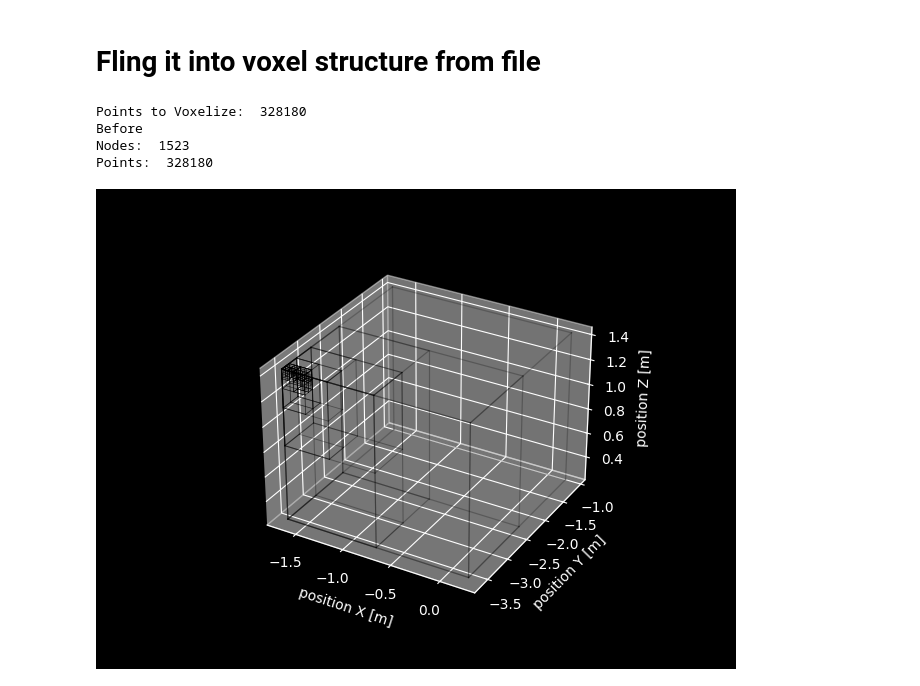
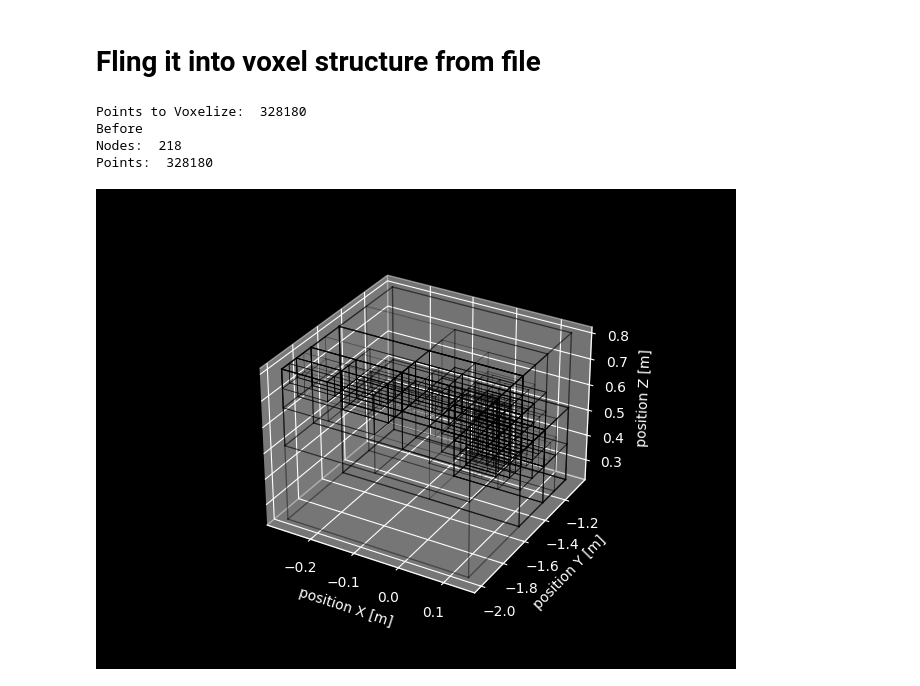
Before and after one commit to adam-wojewoda/scan_3d_MGR, a Jupyter notebook: gui_server/Voxel_visualisations.ipynb, the cells around one changed output. Saved outputs shown, nothing was run; the diff lists cells and outputs as text; code cells hidden in the pictures.

```diff
--- a/gui_server/Voxel_visualisations.ipynb
+++ b/gui_server/Voxel_visualisations.ipynb
@@ -14,7 +14,7 @@ with open(r"/media/adamw/DATA/Projekty/Praca_mgr/scan_3d_MGR/gui_server/DataAnal
 # Fling it into voxel structure from file
 # %%
 device_curve = fc.DeviceCurve(data_in)
-device_curve.voxelize()
+device_curve.voxelize(100, 0.1)
 total_nodes = device_curve.root_voxel.count_nodes()
 total_points = device_curve.root_voxel.count_points()
 print('Before')
@@ -23,7 +23,7 @@ print('Points: ', total_points)
 # %% [output]
 Points to Voxelize:  328180
 Before
-Nodes:  1523
+Nodes:  218
 Points:  328180
 # %%
 # Show final voxels wireframe
@@ -108,24 +108,24 @@ for ran in voxel_ranges:
 # %%
 fig1 = plt.figure()
 ax1 = fig1.add_subplot(projection='3d')
 ax1.set_xlabel('position X [m]')
 ax1.set_ylabel('position Y [m]')
 ax1.set_zlabel('position Z [m]')
 #plt.close()
 num = 1
-for vox in lines_wireframe[:100]:
+for vox in lines_wireframe:
     if vox['level']<20:
         for line in vox['lines']:
             ax1.plot(line[0], line[1], line[2], 'k-',linewidth=1-(0.05*vox['level']),alpha=0.2+(0.02*vox['level']))
         #plt.savefig('/media/adamw/DATA/Projekty/Praca_mgr/scan_3d_MGR/gui_server/Animations/Voxelization_1/an_1_' +str(num).zfill(4),dpi=600, format = 'svg')
         num = num+1
 #ax1.plot([0,1],[0,1],[0,1])
 
 
 #plt.draw()
 #plt.show()
 # %% [output]
-[figure, old version]
+[figure, new version]
 # %%
 device_curve.root_voxel.drop_unneeded_nodes()
 total_nodes = device_curve.root_voxel.count_nodes()
```
Also changed, not shown: parts of 7 cells of this notebook, 2 other files.
